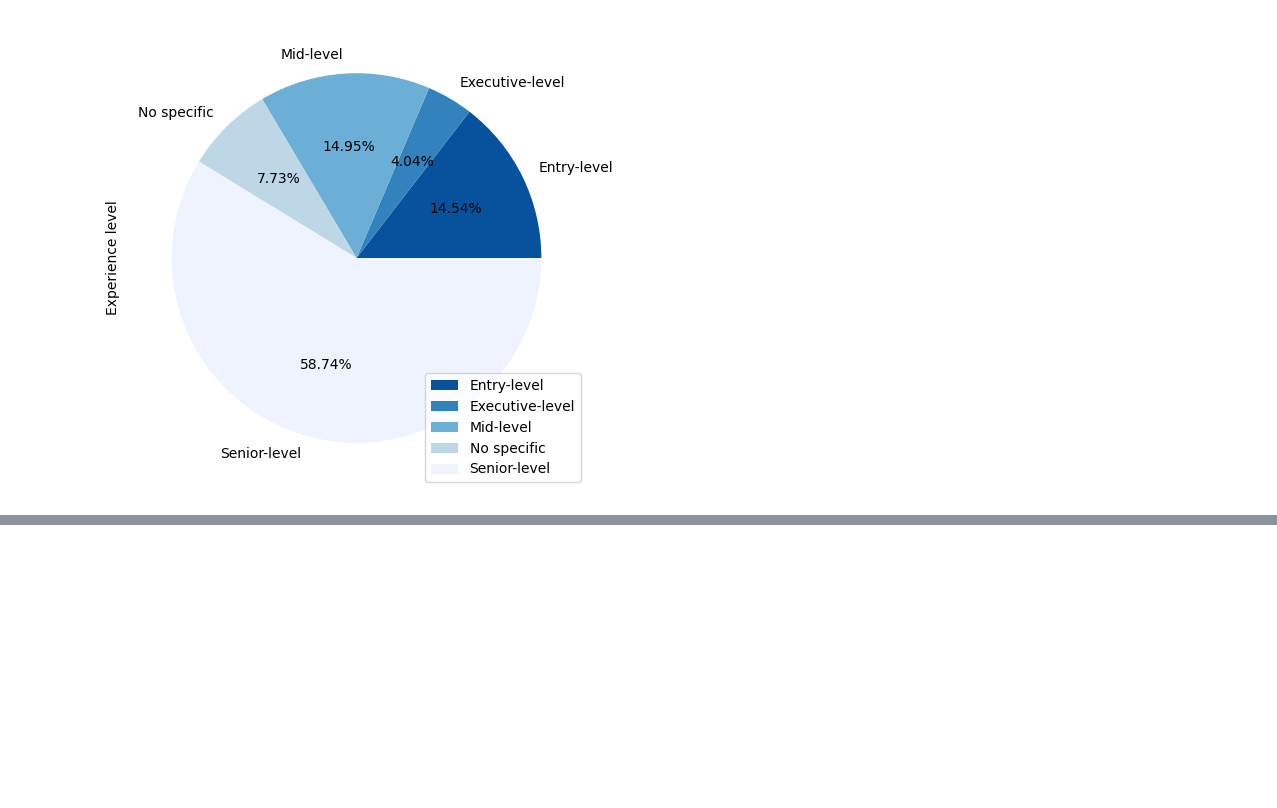
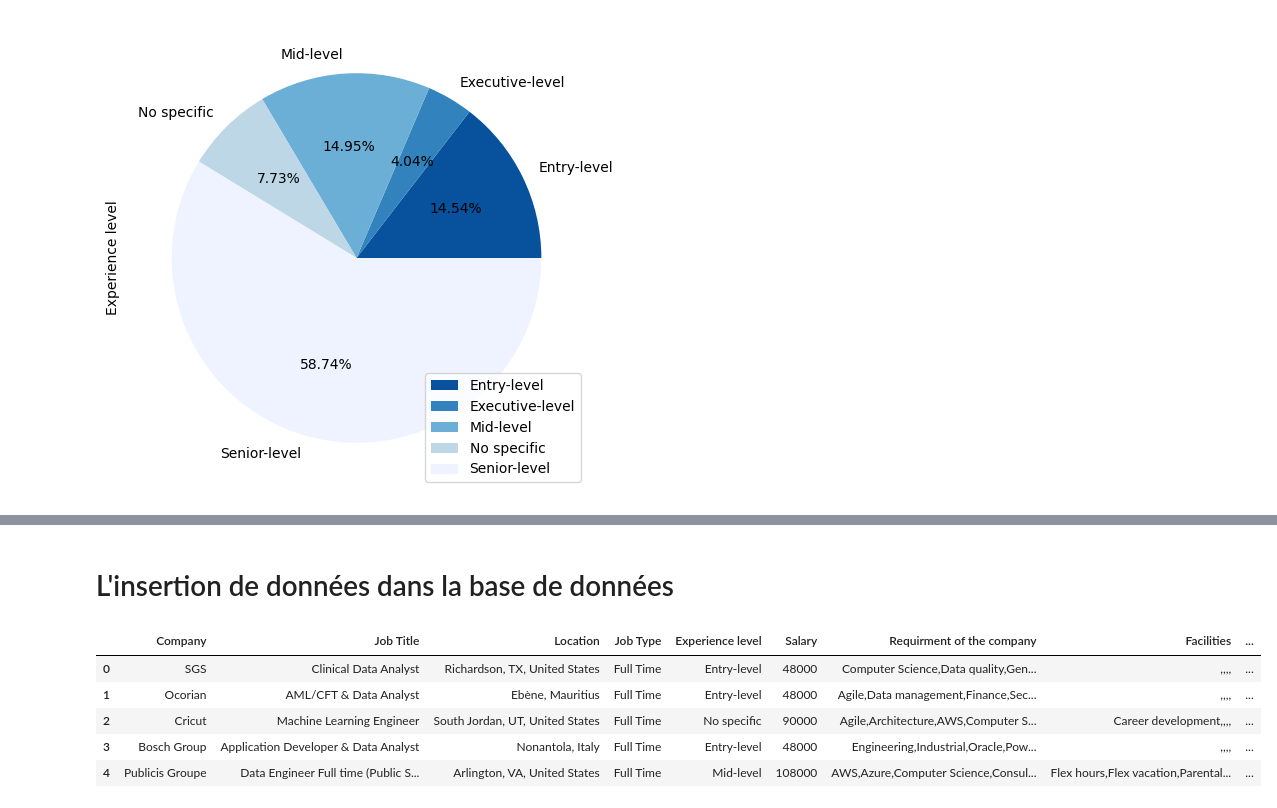
Before and after one commit to hnadir-dev/Youcode-Data-Dev, a Jupyter notebook: Brief_analyse_opportunités_emploi/script.ipynb, the cells around one changed output, grey strips where cells are left out. Cells and saved outputs as stored; diff of their text form; code cells hidden in the pictures; blank space fills up the shorter version.

Commit message:
added functionality for inserting data into the database

```diff
--- a/Brief_analyse_opportunités_emploi/script.ipynb
+++ b/Brief_analyse_opportunités_emploi/script.ipynb
@@ -246,0 +239,2 @@ plt.show()
+# %% [markdown]
+<h1>L'insertion de données dans la base de données</h1>
@@ -246,0 +248,10 @@ plt.show()
+# %%
+dataToInsert = data
+dataToInsert.head()
+# %% [output]
+|  | Company | Job Title | Location | Job Type | Experience level | Salary | Requirment of the company | Facilities | ... |
+| 0 | SGS | Clinical Data Analyst | Richardson, TX, United States | Full Time | Entry-level | 48000 | Computer Science,Data quality,Gen... | ,,,, | ... |
+| 1 | Ocorian | AML/CFT & Data Analyst | Ebène, Mauritius | Full Time | Entry-level | 48000 | Agile,Data management,Finance,Sec... | ,,,, | ... |
+| 2 | Cricut | Machine Learning Engineer | South Jordan, UT, United States | Full Time | No specific | 90000 | Agile,Architecture,AWS,Computer S... | Career development,,,, | ... |
+| 3 | Bosch Group | Application Developer & Data Analyst | Nonantola, Italy | Full Time | Entry-level | 48000 | Engineering,Industrial,Oracle,Pow... | ,,,, | ... |
+| 4 | Publicis Groupe | Data Engineer Full time (Public S... | Arlington, VA, United States | Full Time | Mid-level | 108000 | AWS,Azure,Computer Science,Consul... | Flex hours,Flex vacation,Parental... | ... |
```
Also changed, not shown: parts of 34 cells of this notebook, 2 other files.
